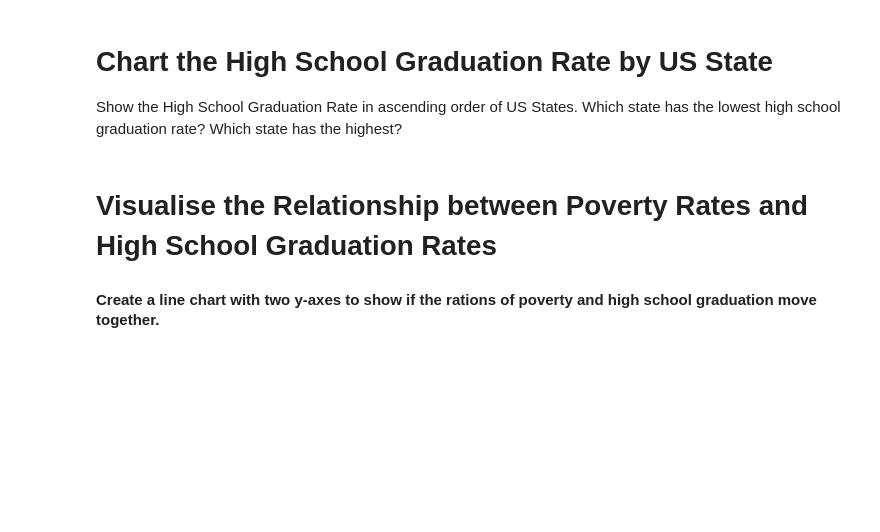
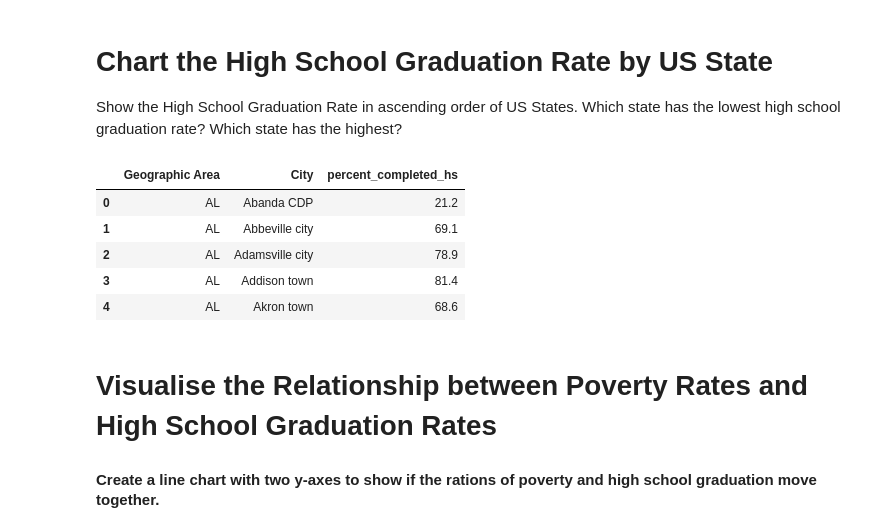
Before and after one commit to SeanRVACode/Professional-Portfolio, a Jupyter notebook: Analyze Deaths involving Police in the US/Fatal_Force_(start).ipynb, the cells around one changed output. Cells and saved outputs as stored; diff of their text form; code cells hidden in the pictures; blank space fills up the shorter version.

```diff
--- a/Analyze Deaths involving Police in the US/Fatal_Force_(start).ipynb
+++ b/Analyze Deaths involving Police in the US/Fatal_Force_(start).ipynb
@@ -125,3 +125,12 @@ fig.show()
 # Chart the High School Graduation Rate by US State
 
 Show the High School Graduation Rate in ascending order of US States. Which state has the lowest high school graduation rate? Which state has the highest?
+# %%
+df_pct_completed_hs.head()
+# %% [output]
+|  | Geographic Area | City | percent_completed_hs |
+| 0 | AL | Abanda CDP | 21.2 |
+| 1 | AL | Abbeville city | 69.1 |
+| 2 | AL | Adamsville city | 78.9 |
+| 3 | AL | Addison town | 81.4 |
+| 4 | AL | Akron town | 68.6 |
```
Also changed, not shown: parts of 1 cell of this notebook.
